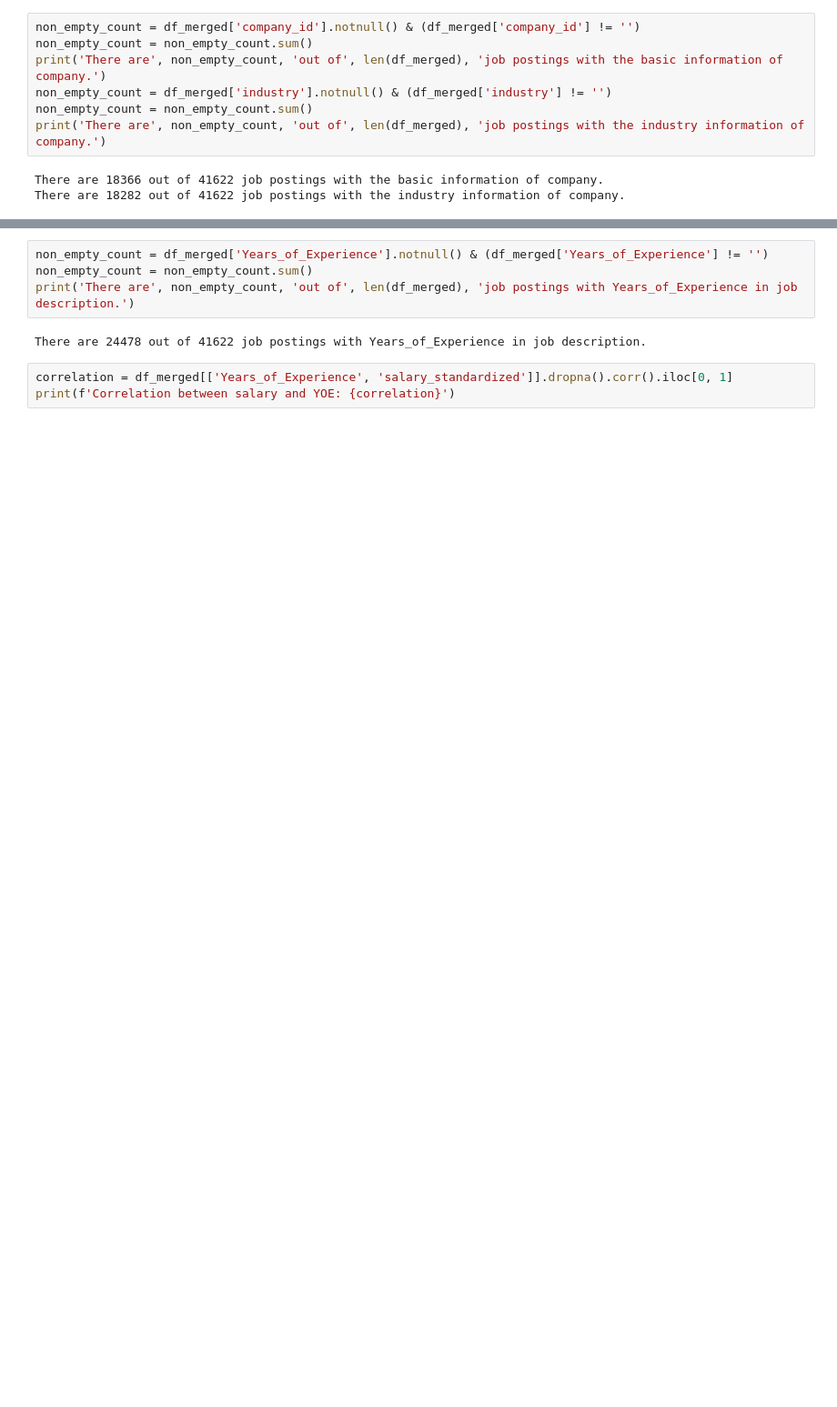
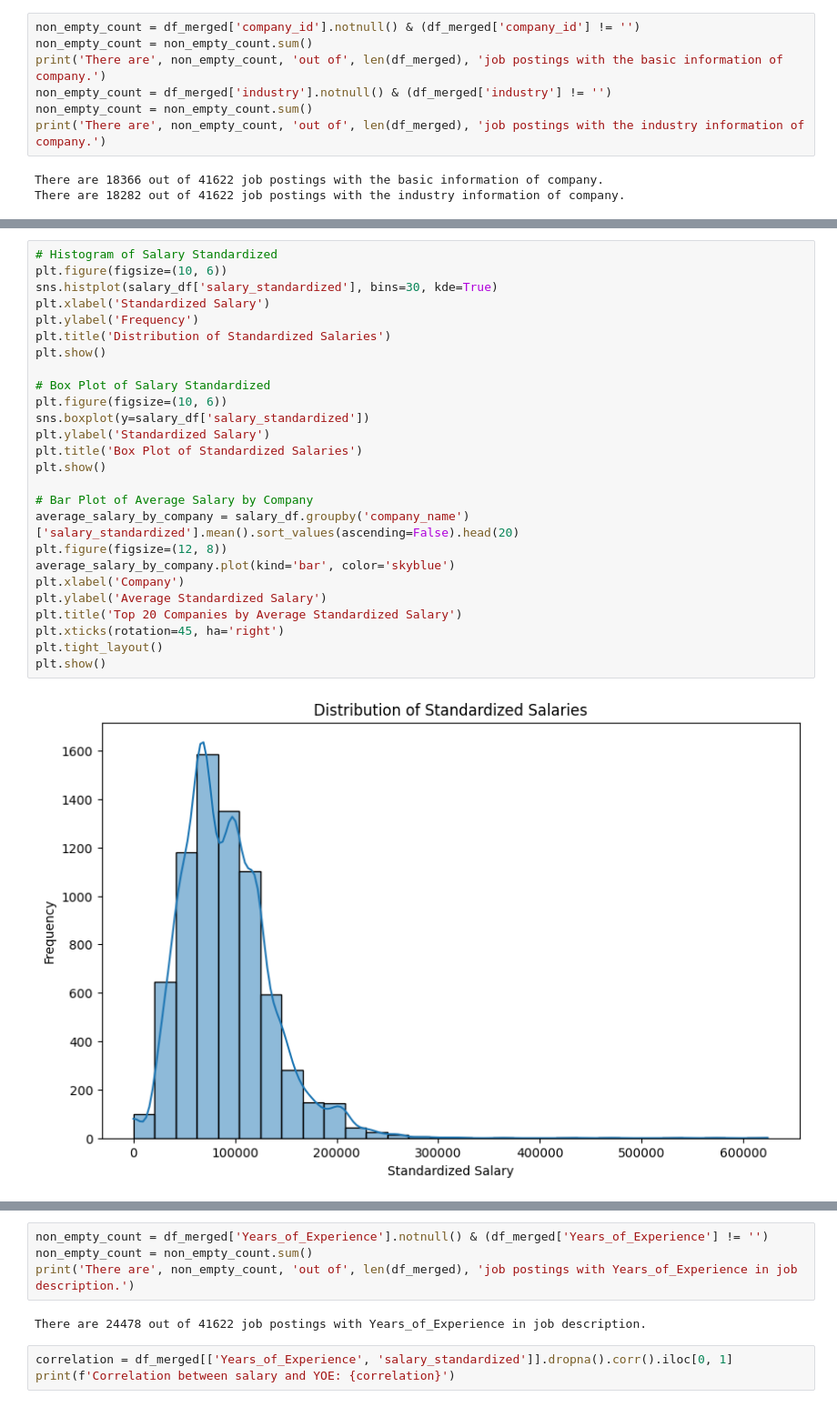
Before and after one commit to SylvieMei716/dads-job-postings-analysis, a Jupyter notebook: final_project.ipynb, the cells around one changed output, grey strips where cells are left out. Shown at 91% size. Saved outputs shown, nothing was run; the diff lists cells and outputs as text; blank space fills up the shorter version.

```diff
--- a/final_project.ipynb
+++ b/final_project.ipynb
@@ -70,0 +156,28 @@ There are 41622 out of 41622 job postings with non-empty job description.
+# %%
+# Histogram of Salary Standardized
+plt.figure(figsize=(10, 6))
+sns.histplot(salary_df['salary_standardized'], bins=30, kde=True)
+plt.xlabel('Standardized Salary')
+plt.ylabel('Frequency')
+plt.title('Distribution of Standardized Salaries')
+plt.show()
+
+# Box Plot of Salary Standardized
+plt.figure(figsize=(10, 6))
+sns.boxplot(y=salary_df['salary_standardized'])
+plt.ylabel('Standardized Salary')
+plt.title('Box Plot of Standardized Salaries')
+plt.show()
+
+# Bar Plot of Average Salary by Company
+average_salary_by_company = salary_df.groupby('company_name')['salary_standardized'].mean().sort_values(ascending=False).head(20)
+plt.figure(figsize=(12, 8))
+average_salary_by_company.plot(kind='bar', color='skyblue')
+plt.xlabel('Company')
+plt.ylabel('Average Standardized Salary')
+plt.title('Top 20 Companies by Average Standardized Salary')
+plt.xticks(rotation=45, ha='right')
+plt.tight_layout()
+plt.show()
+# %% [output]
+[figure, added]
```
Also changed, not shown: parts of 60 cells of this notebook, 5 other files.
